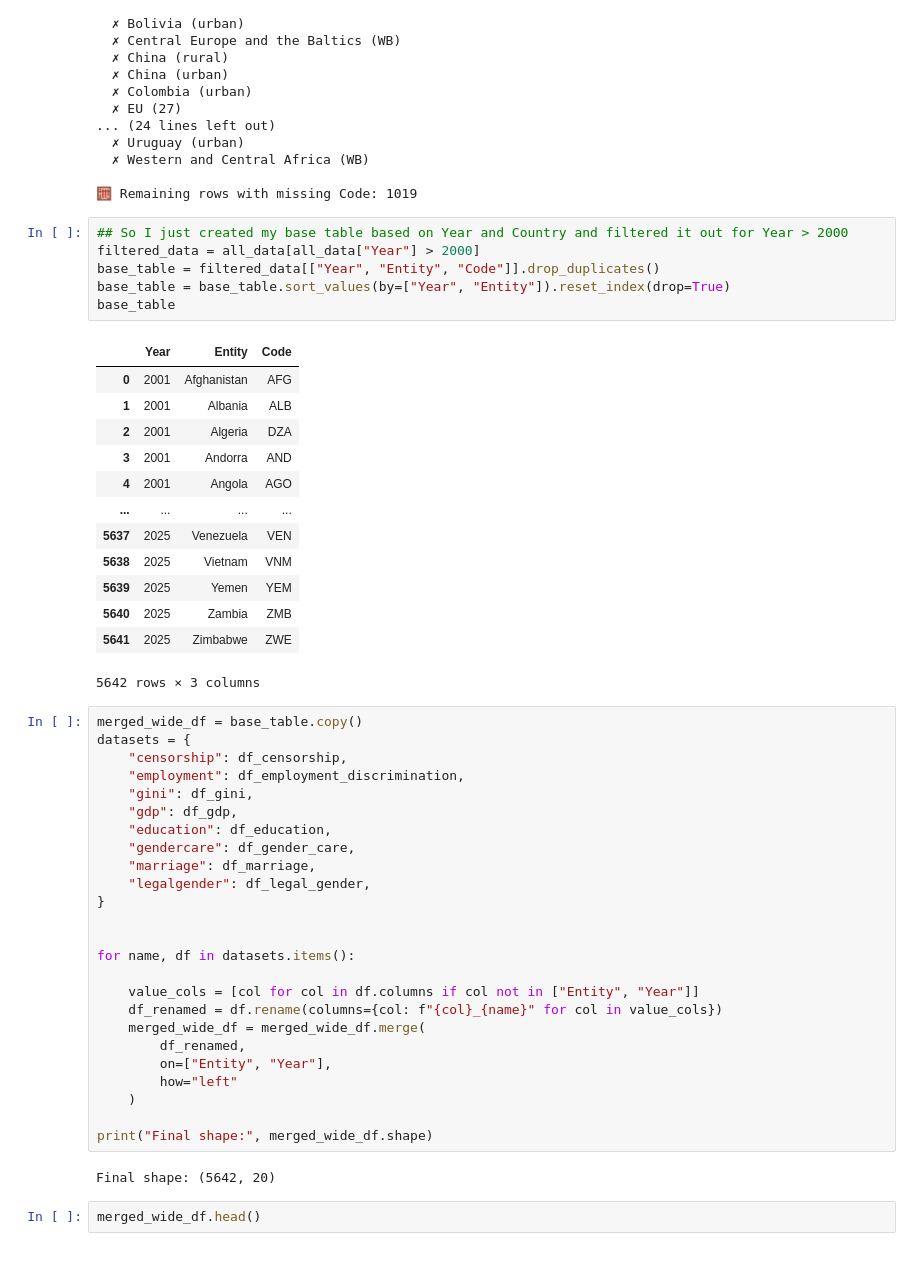
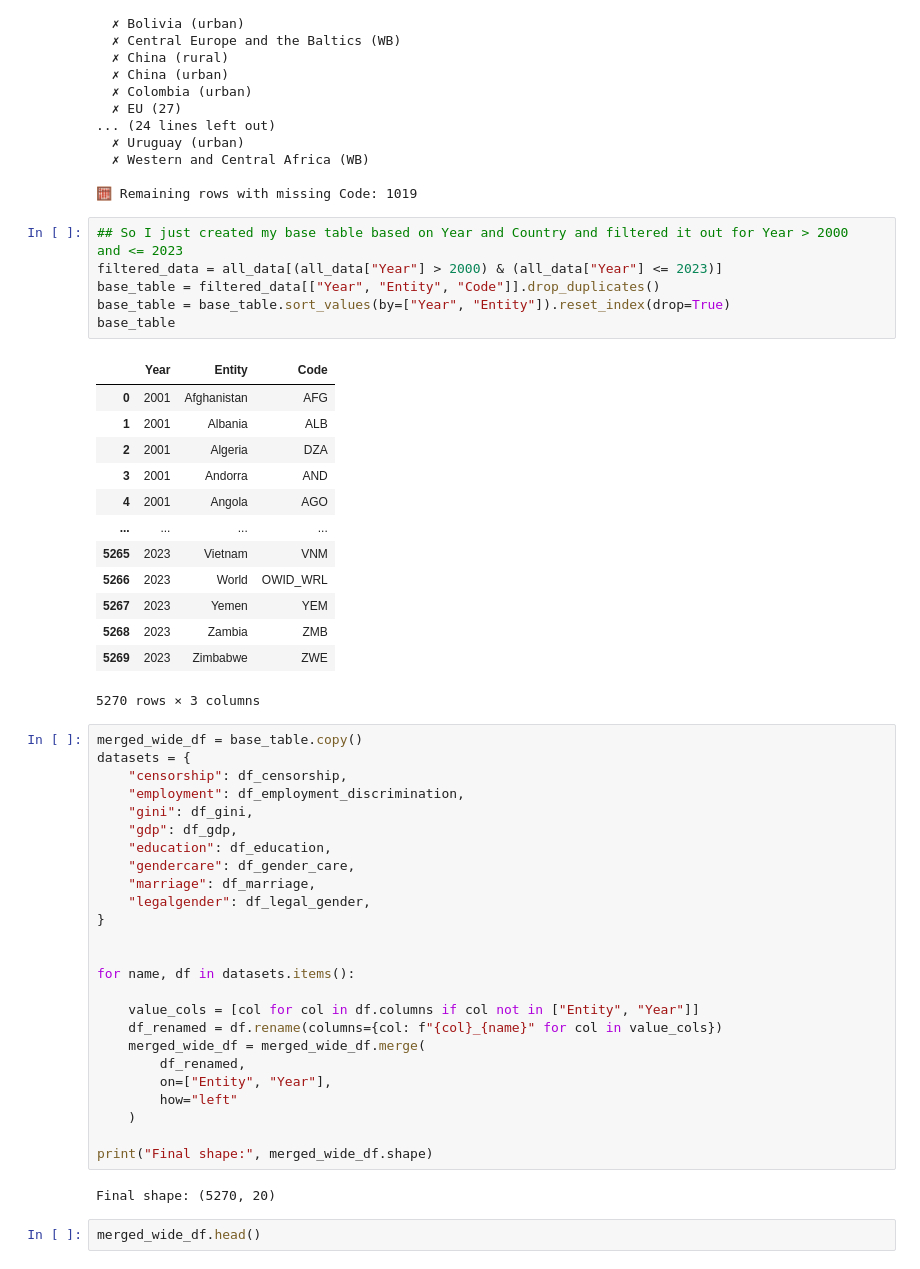
Before and after one commit to katieburak/diversedata.github.io, a Jupyter notebook: scripts/LGBTIQ-rights_clean.ipynb, the cells around one changed output. Cells and saved outputs as stored; diff of their text form.

Commit message:
Removing data beyond 2023

```diff
--- a/scripts/LGBTIQ-rights_clean.ipynb
+++ b/scripts/LGBTIQ-rights_clean.ipynb
@@ -293,25 +293,25 @@ print(f"\n🧮 Remaining rows with missing Code: {all_data['Code'].isna().sum()}
 
 🧮 Remaining rows with missing Code: 1019
 # %%
-## So I just created my base table based on Year and Country and filtered it out for Year > 2000
-filtered_data = all_data[all_data["Year"] > 2000]
+## So I just created my base table based on Year and Country and filtered it out for Year > 2000  and <= 2023
+filtered_data = all_data[(all_data["Year"] > 2000) & (all_data["Year"] <= 2023)]
 base_table = filtered_data[["Year", "Entity", "Code"]].drop_duplicates()
 base_table = base_table.sort_values(by=["Year", "Entity"]).reset_index(drop=True)
 base_table
 # %% [output]
 |  | Year | Entity | Code |
 | 0 | 2001 | Afghanistan | AFG |
 | 1 | 2001 | Albania | ALB |
 | 2 | 2001 | Algeria | DZA |
 | 3 | 2001 | Andorra | AND |
 | 4 | 2001 | Angola | AGO |
 | ... | ... | ... | ... |
-| 5637 | 2025 | Venezuela | VEN |
-| 5638 | 2025 | Vietnam | VNM |
-| 5639 | 2025 | Yemen | YEM |
-| 5640 | 2025 | Zambia | ZMB |
-| 5641 | 2025 | Zimbabwe | ZWE |
+| 5265 | 2023 | Vietnam | VNM |
+| 5266 | 2023 | World | OWID_WRL |
+| 5267 | 2023 | Yemen | YEM |
+| 5268 | 2023 | Zambia | ZMB |
+| 5269 | 2023 | Zimbabwe | ZWE |
-5642 rows × 3 columns
+5270 rows × 3 columns
 # %%
 merged_wide_df = base_table.copy()
 datasets = {
@@ -338,7 +338,7 @@ for name, df in datasets.items():
 
 print("Final shape:", merged_wide_df.shape)
 # %% [output]
-Final shape: (5642, 20)
+Final shape: (5270, 20)
 # %%
 merged_wide_df.head()
 # %% [output]
```
Also changed, not shown: parts of 7 cells of this notebook, 1 other file.
